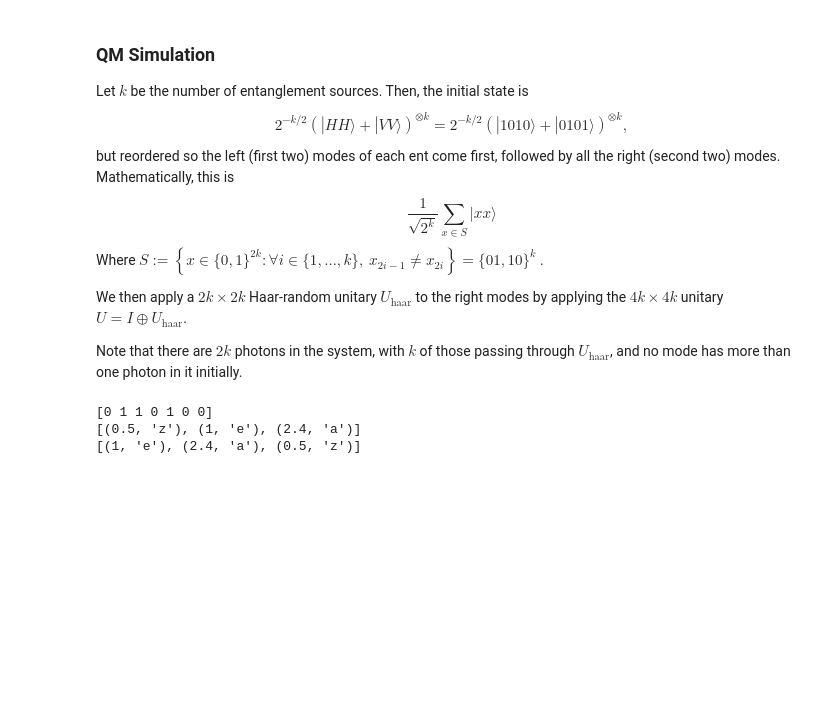
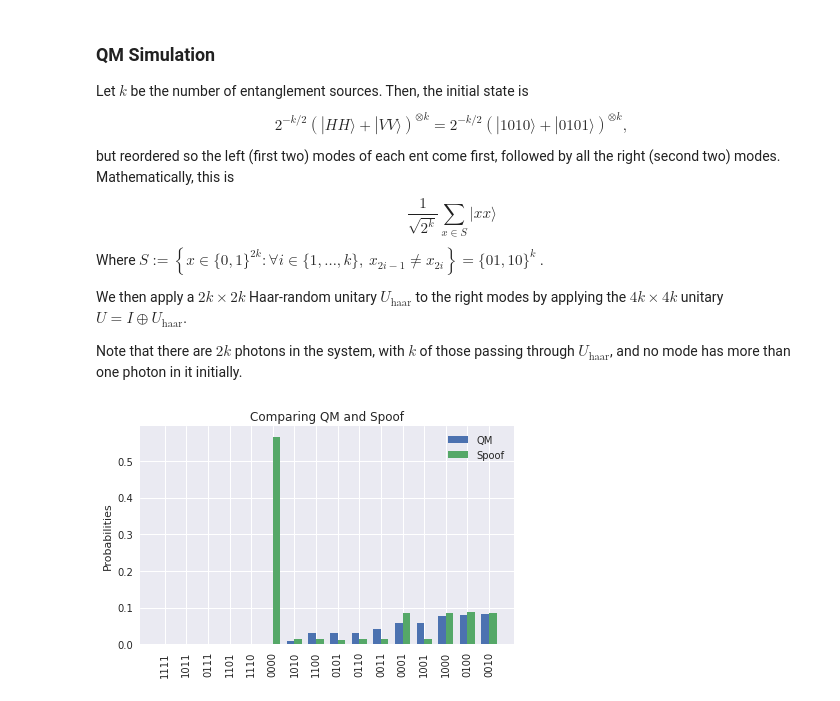
Before and after one commit to ironak/GaussianBosonSampling, a Jupyter notebook: experiments.ipynb, the cells around one changed output. Drawn from its saved outputs; the diff is of its cells as text; code cells hidden in the pictures; blank space fills up the shorter version.

Commit message:
runnable - code is in a working state

```diff
--- a/experiments.ipynb
+++ b/experiments.ipynb
@@ -32,13 +32,3 @@ $S
 We then apply a $2k \times 2k$ Haar-random unitary $U_\text{haar}$ to the right modes by applying the $4k \times 4k$ unitary $U = I \oplus U_\text{haar}$.
 
 Note that there are $2k$ photons in the system, with $k$ of those passing through $U_\text{haar}$, and no mode has more than one photon in it initially.
-# %%
-state = np.array([0,2,1,0,4,0,0])
-print((state > 0).astype(int))
-a = [(1,'e'), (2.4,'a'), (0.5, 'z')]
-print(sorted(a))
-print(a)
-# %% [output]
-[0 1 1 0 1 0 0]
-[(0.5, 'z'), (1, 'e'), (2.4, 'a')]
-[(1, 'e'), (2.4, 'a'), (0.5, 'z')]
@@ -47,9 +35,14 @@ from collections import defaultdict
 # %%
-def name_this_later(num_src, haar_U=None, N=1000):
+def esthru_no_heralding_or_postselection(num_src, haar_U=None, N=1000):
+    '''Entanglement Sources Through Haar-Random Unitary (ESTHRU) experiment.
+    Compares probability distributions for QM and Stochastic simulation models.
+    Simulates entanglement sources instead of using them for heralding.
+    No postselection. '''
 
     m = 4*num_src  # there are 4 modes per entanglement source (rH,rV,lH,lV)
     rm = 2*num_src # two modes exit the right side of each ent (rH,rV)
     n = 2*num_src  # each ent sends one photon out each side
+    rn = num_src   # on the right side, there is one photon per ent
 
     if not haar_U:
         haar_U = qr_haar(rm)
@@ -62,7 +55,7 @@ def name_this_later(num_src, haar_U=None, N=1000):
 
     # Simulate haar_U using QM ("theory")
     # prepare initial state
-    all_states = get_fock_basis_states(n, m)
+    basis_states = get_fock_basis_states(n, m)
     non_zero_amp_states = []
     for i in range(2**num_src):
         state = np.zeros(m, dtype=int)
@@ -78,7 +71,7 @@ def name_this_later(num_src, haar_U=None, N=1000):
 
     #### print(non_zero_amp_states)
 
-    initial_state = np.array([(tuple(state) in non_zero_amp_states) for state in all_states], dtype=complex) / sqrt(2**num_src)
+    initial_state = np.array([(state in non_zero_amp_states) for state in basis_states], dtype=complex) / sqrt(2**num_src)
     #### print('init', initial_state)
     U = direct_sum(np.eye(rm), haar_U) # unitary acting on all modes
     hsu_mat = get_hilbert_space_unitary_matrix(U, n)
@@ -87,8 +80,9 @@ def name_this_later(num_src, haar_U=None, N=1000):
 
     final_probs = conj(final_state) * final_state
     qm_distr = defaultdict(lambda: 0)
-    for i,state in enumerate(all_states):
-        qm_distr[tuple((state[rm:] > 0).astype(int))] += final_probs[i]
+    for i,state in enumerate(basis_states):
+        detection_event = tuple([(1 if x > 0 else 0) for x in state[rm:]])
+        qm_distr[detection_event] += final_probs[i]
 
     # Spoof haar_U using stochastic mechanics ("experiment")
     ents = [ent(N, r=1) for i in range(num_src)]
@@ -116,34 +110,36 @@ def name_this_later(num_src, haar_U=None, N=1000):
 
     x = np.arange(len(labels))  # the label locations
     width = 0.35  # the width of the bars
 
     fig, ax = plt.subplots()
     rects1 = ax.bar(x - width/2, qm_data, width, label='QM')
     rects2 = ax.bar(x + width/2, stoch_data, width, label='Spoof')
 
     # Add some text for labels, title and custom x-axis tick labels, etc.
     ax.set_ylabel('Probabilities')
     ax.set_title('Comparing QM and Spoof')
-    ax.set_xticks(x, labels)
+    ax.set_xticks(x, labels, rotation=90)
     ax.legend()
 
-    ax.bar_label(rects1, padding=3)
-    ax.bar_label(rects2, padding=3)
+    #ax.bar_label(rects1, padding=3)
+    #ax.bar_label(rects2, padding=3)
 
     fig.tight_layout()
 
     plt.show()
 
     # sort by what's heralded
 #     counts = defaultdict(lambda: defaultdict(lambda: 0))
 #     for i in range(N):
 #         counts[tuple(dl[i])][tuple(dr[i])] += 1
 
     #options
     # 1) assume heralded state (eg [0,1,0,1]) is true Fock state (not something indistinguishable like [0,3,0,3])
     # 2) assume true state is (equal?) superposition of all states consistent with heralded state (unconserved photon number means many hsu's)
     # 3) assume true state is (equal?) superposition of all states with num_src photons consistent with heralded state
 
     #QM sim it, turn amps to probs, then graph output pr distr behind stochastic sim raw counts normalized
 
-name_this_later(3, N=1000)
+esthru_no_heralding_or_postselection(2, N=1000000)
+# %% [output]
+[figure, added]
```
Also changed, not shown: parts of 6 cells of this notebook, 3 other files.
